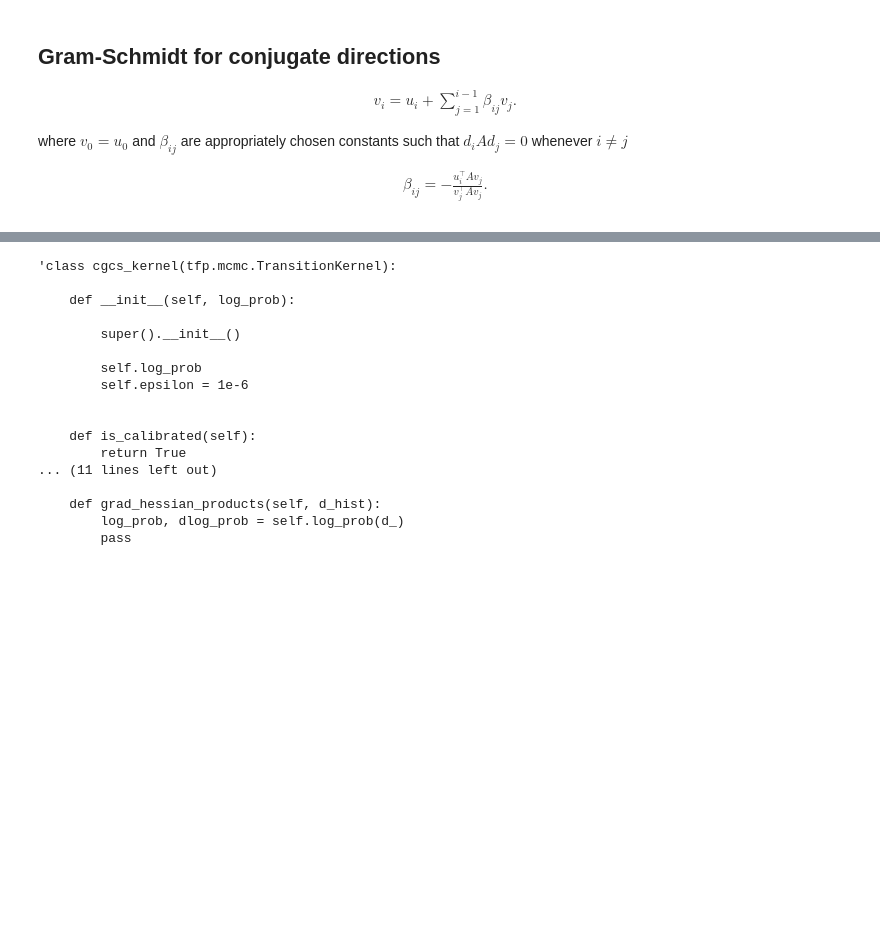
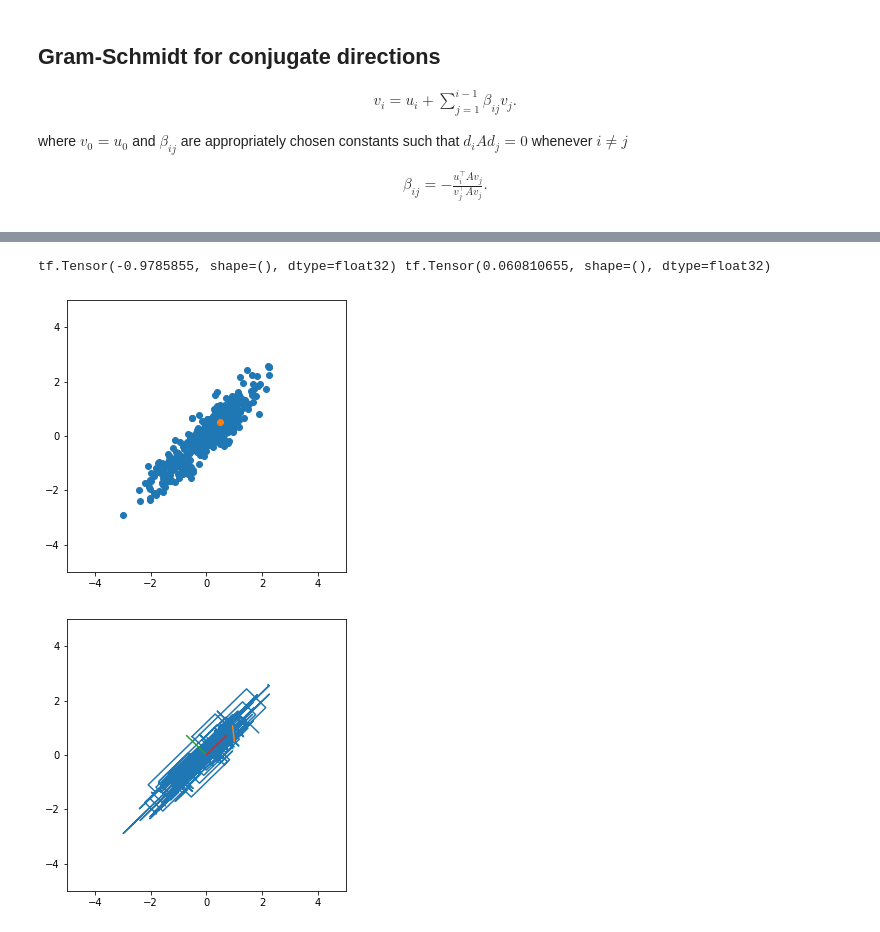
Before and after one commit to stratisMarkou/random-walks, a Jupyter notebook: content/misc/conjugate-direction-sampling/sampling.ipynb, the cells around one changed output, grey strips where cells are left out. Saved outputs shown, nothing was run; the diff lists cells and outputs as text; code cells hidden in the pictures; blank space fills up the shorter version.

Commit message:
cdcs sampler seems to work on gaussian

```diff
--- a/content/misc/conjugate-direction-sampling/sampling.ipynb
+++ b/content/misc/conjugate-direction-sampling/sampling.ipynb
@@ -36,8 +39,3 @@ def quad_log_prob(x, mean, cov):
     gradients = tape.gradient(log_prob, x)
 
     return log_prob, gradients
-
-
-
-def cond_log_prob(unnorm_log_prob, x0, d):
-    return lambda x : unnorm_log_prob(x0 + x * d)
@@ -81,7 +41,0 @@ cgcs_kernel()
-# %%
-x = tf.ones((2, 1))
-mean = tf.zeros((2, 1))
-cov = tf.convert_to_tensor([[1.0, 0.],
-                            [0., 1.0]])
-
-quad_log_prob(x, mean, cov)
@@ -140,20 +41,0 @@ _ih[-30:]
-# %%
-print("'class cgcs_kernel(tfp.mcmc.TransitionKernel):\n    \n    def __init__(self, log_prob):\n        \n        super().__init__()\n        \n        self.log_prob\n        self.epsilon = 1e-6\n        \n    \n    def is_calibrated(self):\n        return True\n    \n    \n    def one_step(self, current_state, previous_kernel_results, seed=None):\n        pass\n    \n    \n    def orthogonalise_by_gram_schmidt(self, d, D, AD):\n        \n        DTAD = tf.matmul(D, AD, transpose_a=True)\n        \n        a = - tf.linalg.inv(DTDA, )\n        \n    def grad_hessian_products(self, d_hist):\n        log_prob, dlog_prob = self.log_prob(d_)\n        pass")
-# %% [output]
-'class cgcs_kernel(tfp.mcmc.TransitionKernel):
-
-    def __init__(self, log_prob):
-
-        super().__init__()
-
-        self.log_prob
-        self.epsilon = 1e-6
-
-
-    def is_calibrated(self):
-        return True
-... (11 lines left out)
-
-    def grad_hessian_products(self, d_hist):
-        log_prob, dlog_prob = self.log_prob(d_)
-        pass
@@ -159,0 +126,41 @@ print("'class cgcs_kernel(tfp.mcmc.TransitionKernel):\n    \n    def __init__(se
+# %%
+num_results = 500
+init_state = tf.transpose(tf.convert_to_tensor([[1.0, 0.5]]))
+mean = tf.zeros((2, 1))
+cov = tf.convert_to_tensor([[1.0, 0.9],
+                            [0.9, 1.0]])
+
+log_prob = lambda x : quad_log_prob(x, mean, cov)
+
+states = tfp.mcmc.sample_chain(num_results=num_results,
+                               current_state=init_state,
+                               kernel=cgcs_kernel(log_prob, reset_every=1),
+                               num_burnin_steps=0,
+                               num_steps_between_results=0,
+                               trace_fn=None)
+
+log_probs = tf.convert_to_tensor([log_prob(state)[0] for state in states])
+print(tf.reduce_mean(log_probs), tf.reduce_mean(log_probs ** 2) ** 0.5 / states.shape[0] ** 0.5)
+
+plt.figure(figsize=(5, 5))
+plt.scatter(states_[:, 0], states_[:, 1])
+init_state = np.array(init_state)
+plt.scatter([init_state[1, 0]], [init_state[1, 0]])
+
+plt.xlim([-5, 5])
+plt.ylim([-5, 5])
+plt.show()
+
+plt.figure(figsize=(5, 5))
+plt.plot(states_[:, 0], states_[:, 1])
+plt.plot([states_[0, 0], init_state[0]], [states_[0, 1], init_state[1]])
+plt.plot([0, eigvec[0, 0]], [0, eigvec[0, 1]])
+plt.plot([0, eigvec[1, 0]], [0, eigvec[1, 1]])
+
+plt.xlim([-5, 5])
+plt.ylim([-5, 5])
+plt.show()
+# %% [output]
+tf.Tensor(-0.9785855, shape=(), dtype=float32) tf.Tensor(0.060810655, shape=(), dtype=float32)
+[figure, added]
+[figure, added]
```
Also changed, not shown: parts of 9 cells of this notebook.
